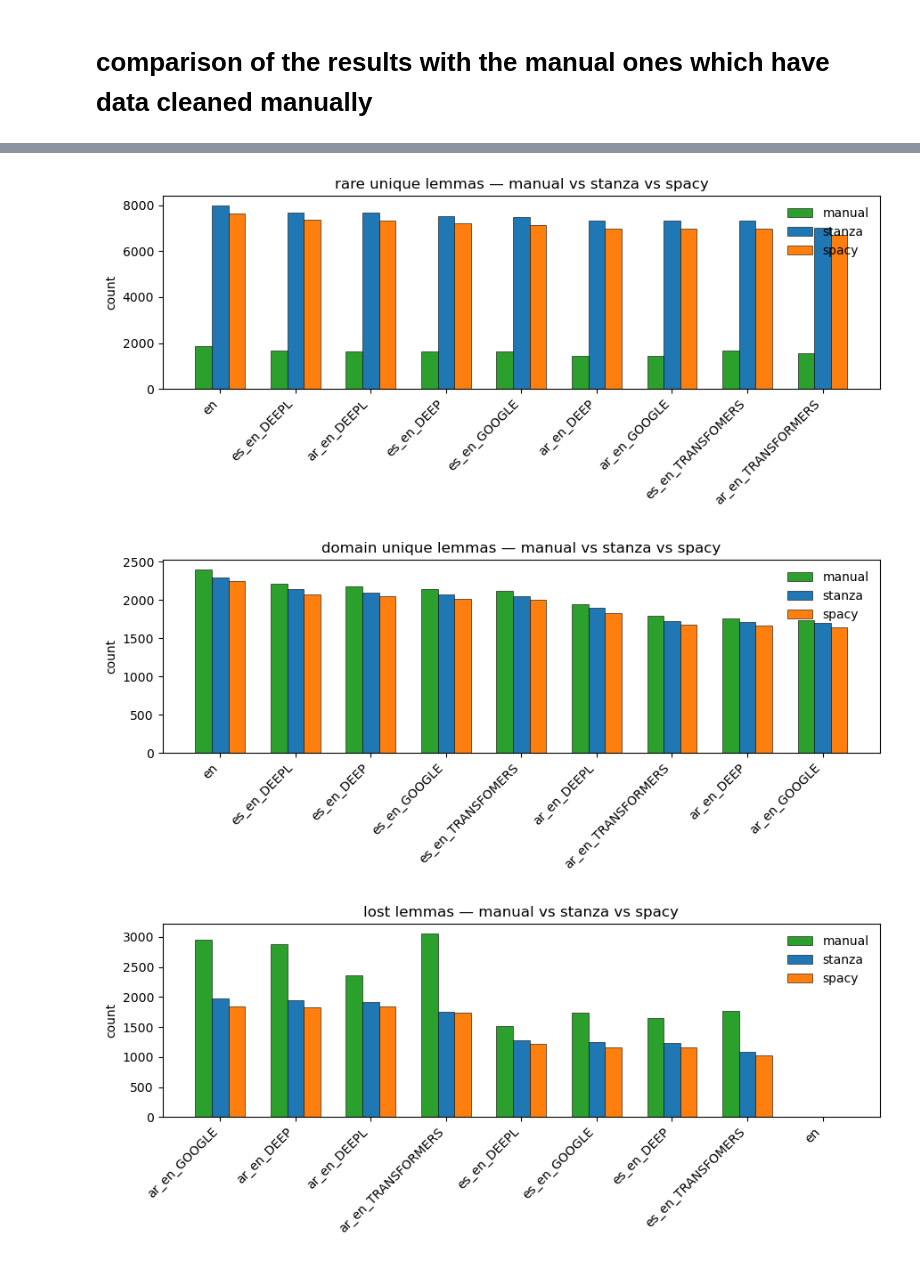
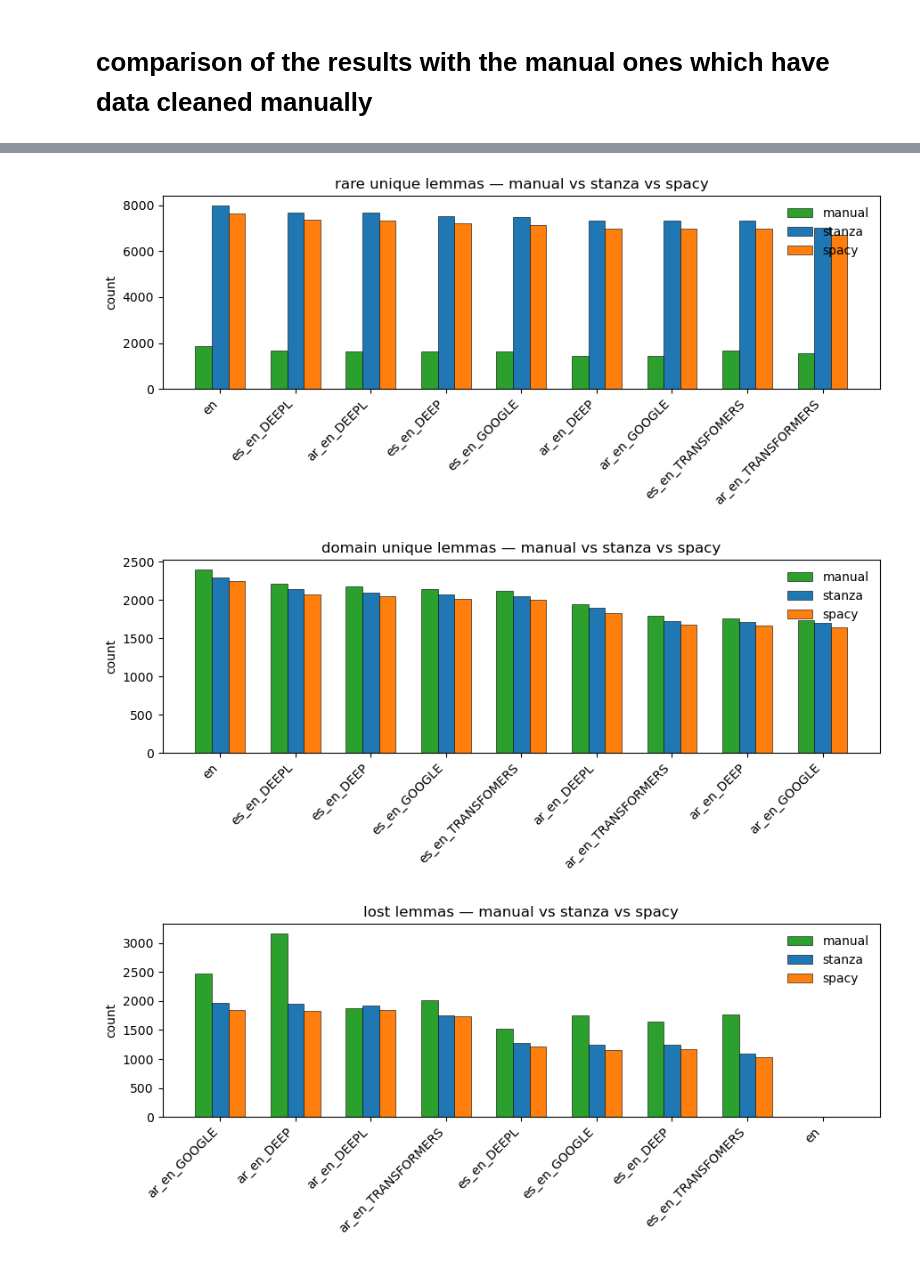
Before and after one commit to javierosorio/IWCS2025, a Jupyter notebook: Create resouces, automatic annotation for domain,rare and comparison.ipynb, the cells around one changed output, grey strips where cells are left out. Drawn from its saved outputs; the diff is of its cells as text; code cells hidden in the pictures.

```diff
--- a/Create resouces, automatic annotation for domain,rare and comparison.ipynb
+++ b/Create resouces, automatic annotation for domain,rare and comparison.ipynb
@@ -893,13 +893,13 @@ manual_data = {
     ],
     #B.L. manual table values
     "total_unique_words":      [13020, 12072, 12336, 11965, 11802, 11610, 12156, 11464, 11128],
-    "total_unique_lemmas":     [10403,  9673,   9885,  9571,   9466,   9199,   9811,   9154,   8954],
-    "rare_unique_lemmas":      [ 1856,  1644,   1685,  1621,   1666,   1445,   1641,   1435,   1564],
-    "domain_unique_lemmas":    [ 2401,  2174,   2209,  2143,   2116,   1758,   1939,   1736,   1794],
-    "lost_lemmas":             [    0,  1643,   1520,  1744,   1766,   2882,   2355,   2948,   3064],
-    "lost_lemmas_rare":        [    0,   286,    285,   299,    297,    983,    848,   1002,    963],
-    "lost_lemmas_domain":      [    0,   304,    277,   330,    342,    766,    573,    785,    696],
-    "lost_lemmas_rare_domain": [    0,    89,     83,    89,     86,    408,    309,    413,    349],
+    "total_unique_lemmas":     [10403, 9673, 9885, 9571, 9466, 9199, 9811, 9154, 8954],
+    "rare_unique_lemmas":      [ 1856, 1644, 1685, 1621, 1666, 1445, 1641, 1435, 1564],
+    "domain_unique_lemmas":    [ 2401, 2174, 2209, 2143, 2116, 1758, 1939, 1736, 1794],
+    "lost_lemmas":             [    0, 1643, 1520, 1744, 1766, 3167, 1881, 2474, 2019],
+    "lost_lemmas_rare":        [  0, 286, 285, 299, 297, 1449, 685, 909, 740],
+    "lost_lemmas_domain":      [   0, 304, 277, 330, 342, 725, 494, 691, 540],
+    "lost_lemmas_rare_domain": [   0, 89, 83, 89, 86, 392, 273, 376, 292],
 }
 manual = pd.DataFrame(manual_data).set_index("column")
 
@@ -988,31 +988,31 @@ for metric in key_metrics:
         )
 
     ax.set_xticks(x)
     ax.set_xticklabels(order, rotation=45, ha="right")
     ax.set_title(f"{metric.replace('_', ' ')} — manual vs stanza vs spacy")
     ax.set_ylabel("count")
     ax.legend(frameon=False)
     plt.tight_layout()
     plt.show()
 # %% [output]
 absolute difference (spacy − stanza)
 
                     unique_words  unique_lemmas  rare_unique_lemmas  domain_unique_lemmas  lost_lemmas  lost_lemmas_rare  lost_lemmas_domain  lost_lemmas_rare_domain
 column
 ar_en_DEEP                   -26           -245                -348                   -50         -117              -120                 -33                      -24
 ar_en_DEEPL                  -13           -253                -341                   -65          -78               -83                 -25                      -15
 ar_en_GOOGLE                 -29           -248                -336                   -51         -127              -119                 -33                      -24
 ar_en_TRANSFORMERS             2           -151                -282                   -43          -24               -58                 -18                      -12
 en                           -45           -317                -374                   -43            0                 0                   0                        0
 es_en_DEEP                     6           -234                -334                   -50          -77               -95                 -28                      -12
 es_en_DEEPL                   17           -228                -321                   -61          -57               -70                 -28                      -14
 es_en_GOOGLE                 -30           -265                -353                   -59          -90              -100                 -31                      -15
 ... (35 lines left out)
 es_en_DEEP                   -20.44 %                -13.48 %
 es_en_DEEPL                  -20.44 %                -15.73 %
 es_en_GOOGLE                 -22.14 %                -16.48 %
 es_en_TRANSFOMERS             -18.1 %                -15.38 %
 [figure]
 [figure]
 [figure]
-[figure, old version]
+[figure, new version]
```
